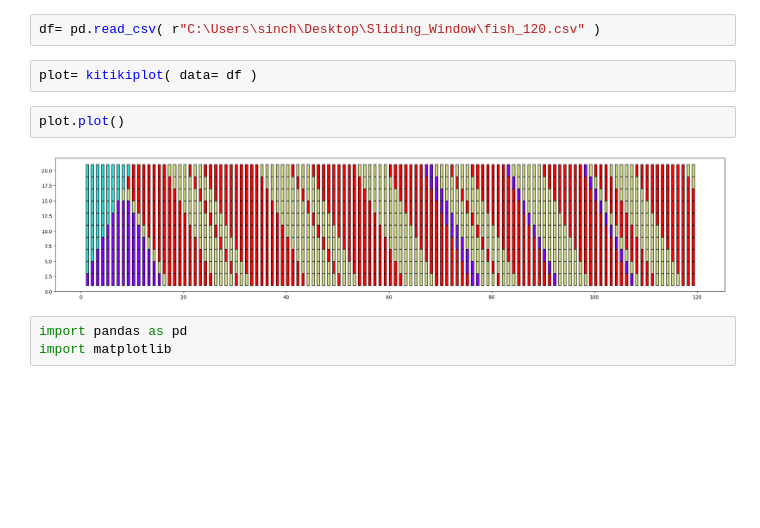
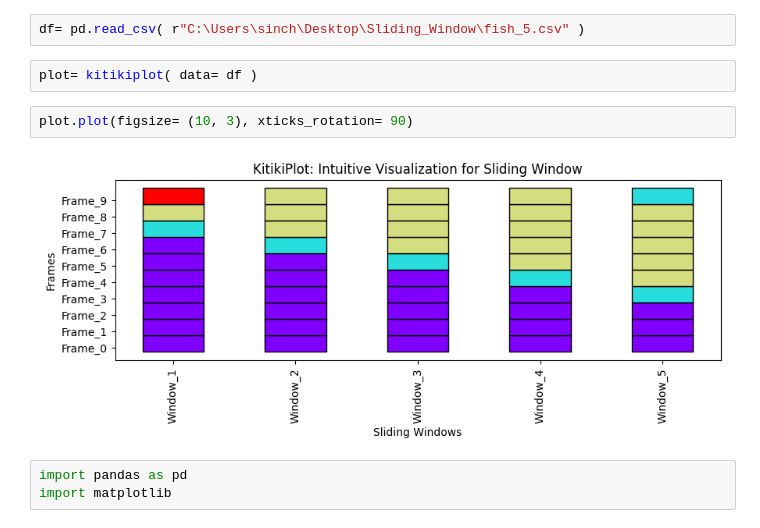
Before and after one commit to BodduSriPavan-111/kitikiplot, a Jupyter notebook: examples/Usage_Guide.ipynb, the cells around one changed output. Drawn from its saved outputs; the diff is of its cells as text; blank space fills up the shorter version.

```diff
--- a/examples/Usage_Guide.ipynb
+++ b/examples/Usage_Guide.ipynb
@@ -7,13 +7,13 @@ sys.path.append(os.path.abspath(os.path.join(os.getcwd(), '..')))
 from kitikiplot import kitikiplot
 import pandas as pd
 # %%
-df= pd.read_csv( r"C:\Users\sinch\Desktop\Sliding_Window\fish_120.csv" )
+df= pd.read_csv( r"C:\Users\sinch\Desktop\Sliding_Window\fish_5.csv" )
 # %%
 plot= kitikiplot( data= df )
-# %%
-plot.plot()
-# %% [output]
-[figure, removed]
+# %%
+plot.plot(figsize= (10, 3), xticks_rotation= 90)
+# %% [output]
+[figure, added]
 # %%
 import pandas as pd
 import matplotlib
```
Also changed, not shown: 1 other file.
